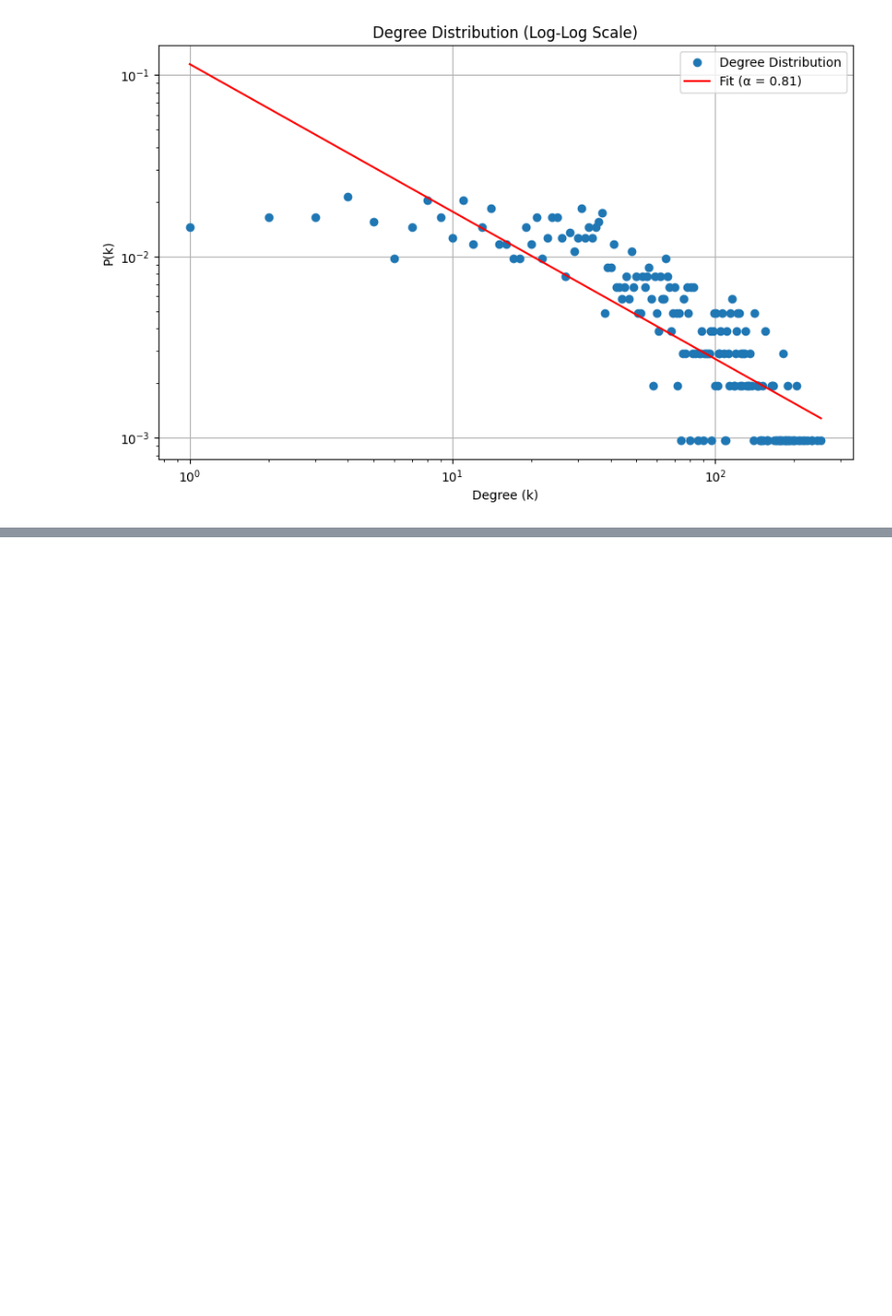
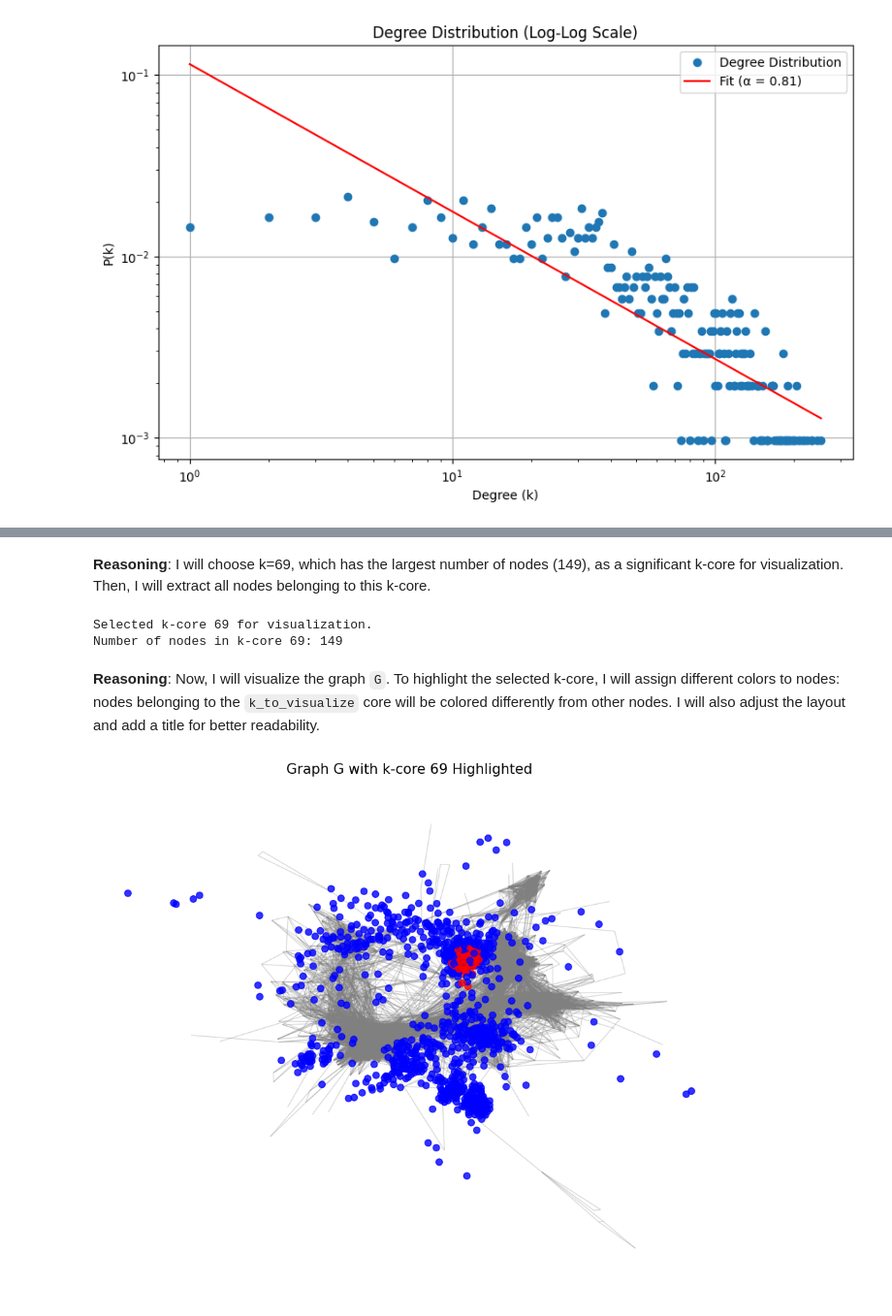
Before and after one commit to Toan510/DataAnalyst_STROKE, a Jupyter notebook: exerciese/HW3/code/hw3_p2.ipynb, the cells around one changed output, grey strips where cells are left out. Shown at 97% size. Cells and saved outputs as stored; diff of their text form; code cells hidden in the pictures; blank space fills up the shorter version.

```diff
--- a/exerciese/HW3/code/hw3_p2.ipynb
+++ b/exerciese/HW3/code/hw3_p2.ipynb
@@ -139,0 +256,11 @@ plt.show()
+# %%
+feature_names = []
+with open('107.featnames', 'r') as f:
+    for line in f:
+        if line.strip():
+            # Extract the feature name after the space
+            feature_name = line.strip().split(' ', 1)[1]
+            feature_names.append(feature_name)
+
+print(f"Loaded {len(feature_names)} feature names.")
+# print(feature_names[:5])
@@ -139,0 +371,4 @@ plt.show()
+# %%
+core_numbers = nx.core_number(G)
+print("Core numbers calculated for all nodes.")
+# print(list(core_numbers.items())[:5])
@@ -139,0 +405,28 @@ plt.show()
+# %% [markdown]
+**Reasoning**:
+I will choose k=69, which has the largest number of nodes (149), as a significant k-core for visualization. Then, I will extract all nodes belonging to this k-core.
+# %%
+k_to_visualize = 69 # Choose the largest k-core
+nodes_in_k_core = [node for node, k_val in core_numbers.items() if k_val >= k_to_visualize]
+
+print(f"Selected k-core {k_to_visualize} for visualization.")
+print(f"Number of nodes in k-core {k_to_visualize}: {len(nodes_in_k_core)}")
+# %% [output]
+Selected k-core 69 for visualization.
+Number of nodes in k-core 69: 149
+# %% [markdown]
+**Reasoning**:
+Now, I will visualize the graph `G`. To highlight the selected k-core, I will assign different colors to nodes: nodes belonging to the `k_to_visualize` core will be colored differently from other nodes. I will also adjust the layout and add a title for better readability.
+# %%
+plt.figure(figsize=(12, 10))
+
+node_colors = ['red' if node in nodes_in_k_core else 'blue' for node in G.nodes()]
+
+nx.draw_networkx_nodes(G, pos=nx.spring_layout(G), node_color=node_colors, node_size=50, alpha=0.8)
+nx.draw_networkx_edges(G, pos=nx.spring_layout(G), edge_color='gray', alpha=0.3)
+
+plt.title(f'Graph G with k-core {k_to_visualize} Highlighted', size=15)
+plt.axis('off')
+plt.show()
+# %% [output]
+[figure, added]
```
Also changed, not shown: parts of 32 cells of this notebook.
